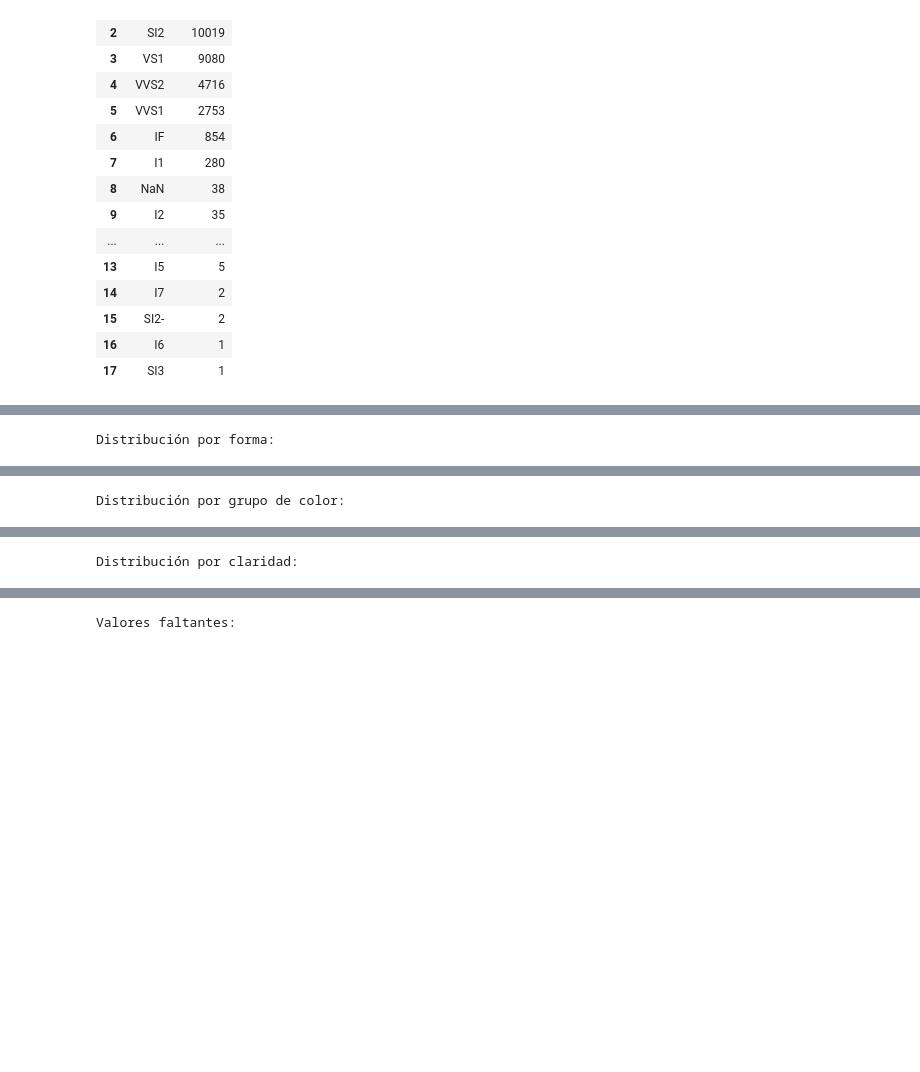
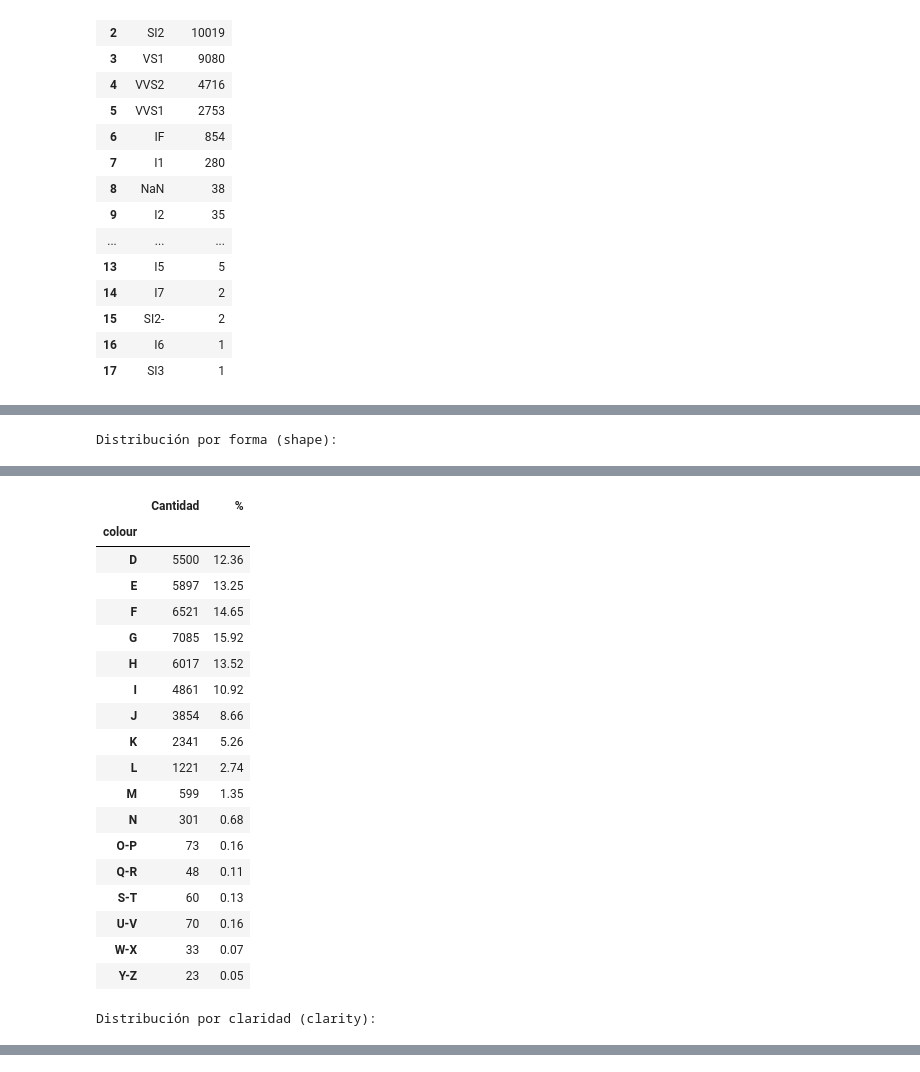
Before and after one commit to jeankrabbat/Proyecto_Diamantes_CPD, a Jupyter notebook: notebooks/01_ETL.ipynb, the cells around one changed output, grey strips where cells are left out. Saved outputs shown, nothing was run; the diff lists cells and outputs as text; code cells hidden in the pictures; blank space fills up the shorter version.

```diff
--- a/notebooks/01_ETL.ipynb
+++ b/notebooks/01_ETL.ipynb
@@ -261,32 +247,39 @@ Tamaño de lote: 50
 # %%
 # Celda 8: Revisar distribuciones de los datos seleccionados
 
-print("Distribución por forma:")
-display(
-    datos_a_procesar["shape"]
-    .value_counts()
-    .sort_index()
-)
+def tabla_distribucion(serie, nombre_columna):
+    """
+    Construye una tabla de frecuencias con Cantidad y % (ordenada por índice).
+    """
+    cantidad = serie.value_counts().sort_index()
+    porcentaje = (cantidad / cantidad.sum() * 100).round(2)
 
-print("Distribución por grupo de color:")
-display(
-    datos_a_procesar["colour_group"]
-    .value_counts()
-    .sort_index()
-)
+    tabla = pd.DataFrame({
+        "Cantidad": cantidad,
+        "%": porcentaje
+    })
+    tabla.index.name = nombre_columna
+    return tabla
 
-print("Distribución por claridad:")
-display(
-    datos_a_procesar["clarity"]
-    .value_counts()
-    .sort_index()
-)
 
-print("Valores faltantes:")
-display(
-    datos_a_procesar[
-        ["shape", "colour", "colour_group", "clarity"]
-    ].isna().sum()
-)
+print("Distribución por forma (shape):")
+display(tabla_distribucion(datos_a_procesar["shape"], "shape"))
+
+print("\nDistribución por color (colour):")
+display(tabla_distribucion(datos_a_procesar["colour"], "colour"))
+
+print("\nDistribución por claridad (clarity):")
+display(tabla_distribucion(datos_a_procesar["clarity"], "clarity"))
+
+
+print("\nValores faltantes:")
+faltantes = datos_a_procesar[["shape", "colour", "clarity"]].isna().sum()
+faltantes_pct = (faltantes / len(datos_a_procesar) * 100).round(2)
+
+tabla_faltantes = pd.DataFrame({
+    "Cantidad": faltantes,
+    "%": faltantes_pct
+})
+display(tabla_faltantes)
 # %% [output]
-Distribución por forma:
+Distribución por forma (shape):
@@ -303 +297,20 @@ Name: count, dtype: int64
+|  | Cantidad | % |
+| colour |  |  |
+| D | 5500 | 12.36 |
+| E | 5897 | 13.25 |
+| F | 6521 | 14.65 |
+| G | 7085 | 15.92 |
+| H | 6017 | 13.52 |
+| I | 4861 | 10.92 |
+| J | 3854 | 8.66 |
+| K | 2341 | 5.26 |
+| L | 1221 | 2.74 |
+| M | 599 | 1.35 |
+| N | 301 | 0.68 |
+| O-P | 73 | 0.16 |
+| Q-R | 48 | 0.11 |
+| S-T | 60 | 0.13 |
+| U-V | 70 | 0.16 |
+| W-X | 33 | 0.07 |
+| Y-Z | 23 | 0.05 |
-Distribución por grupo de color:
+Distribución por claridad (clarity):
@@ -313 +328,0 @@ Name: count, dtype: int64
-Distribución por claridad:
@@ -324 +328,0 @@ Name: count, dtype: int64
-Valores faltantes:
```
Also changed, not shown: parts of 12 cells of this notebook, 5 other files.
